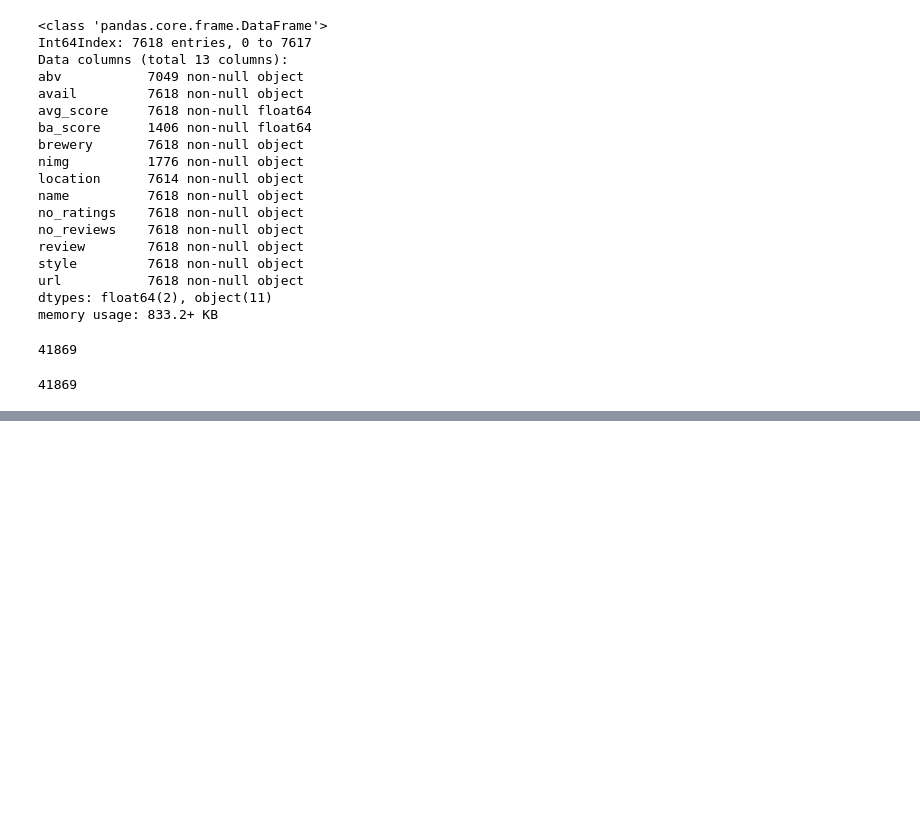
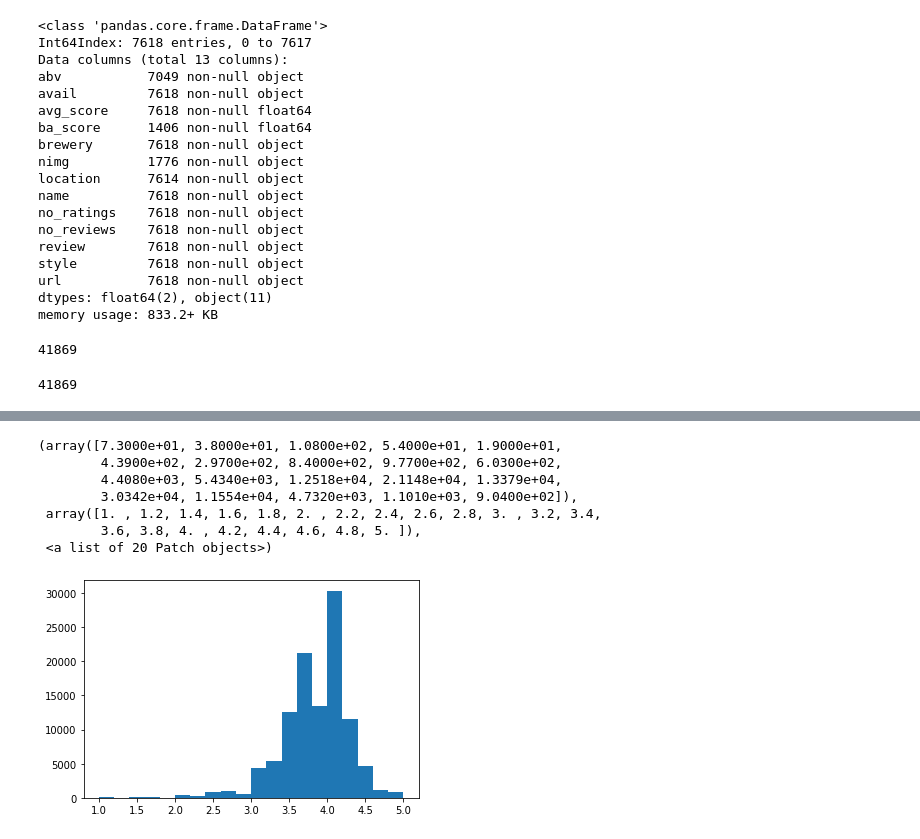
Before and after one commit to ssmithie/beer_recommender, a Jupyter notebook: Data_cleaning.ipynb, the cells around one changed output, grey strips where cells are left out. Cells and saved outputs as stored; diff of their text form; code cells hidden in the pictures; blank space fills up the shorter version.

```diff
--- a/Data_cleaning.ipynb
+++ b/Data_cleaning.ipynb
@@ -904,3 +908,6 @@ len(nsm_df_full)
 len(sm_df)
 # %% [output]
 41869
+# %%
+test_df = pd.read_csv('full_no_null.csv', index_col=0)
+test_df.shape
@@ -906,0 +933,5 @@ len(sm_df)
+# %%
+test_df.drop(['brewery', 'img',
+       'name', 'review', 'url',
+       'clean_review',
+       'key_words'], axis=1, inplace=True)
@@ -906,0 +947,11 @@ len(sm_df)
+# %%
+states = ["Alabama","Alaska","Arizona","Arkansas","California","Colorado",
+  "Connecticut","Delaware","Florida","Georgia","Hawaii","Idaho","Illinois",
+  "Indiana","Iowa","Kansas","Kentucky","Louisiana","Maine","Maryland",
+  "Massachusetts","Michigan","Minnesota","Mississippi","Missouri","Montana",
+  "Nebraska","Nevada","New Hampshire","New Jersey","New Mexico","New York",
+  "North Carolina","North Dakota","Ohio","Oklahoma","Oregon","Pennsylvania",
+  "Rhode Island","South Carolina","South Dakota","Tennessee","Texas","Utah",
+  "Vermont","Virginia","Washington","West Virginia","Wisconsin","Wyoming"]
+# %%
+test_df['country'] = test_df['location'].map(lambda x: 'US' if x in states else x)
@@ -906,0 +979,11 @@ len(sm_df)
+# %%
+plt.hist(test_df['look_avg'].dropna(), bins=20)
+# %% [output]
+(array([7.3000e+01, 3.8000e+01, 1.0800e+02, 5.4000e+01, 1.9000e+01,
+        4.3900e+02, 2.9700e+02, 8.4000e+02, 9.7700e+02, 6.0300e+02,
+        4.4080e+03, 5.4340e+03, 1.2518e+04, 2.1148e+04, 1.3379e+04,
+        3.0342e+04, 1.1554e+04, 4.7320e+03, 1.1010e+03, 9.0400e+02]),
+ array([1. , 1.2, 1.4, 1.6, 1.8, 2. , 2.2, 2.4, 2.6, 2.8, 3. , 3.2, 3.4,
+        3.6, 3.8, 4. , 4.2, 4.4, 4.6, 4.8, 5. ]),
+ <a list of 20 Patch objects>)
+[figure, added]
```
Also changed, not shown: parts of 14 cells of this notebook, 2 other files.
